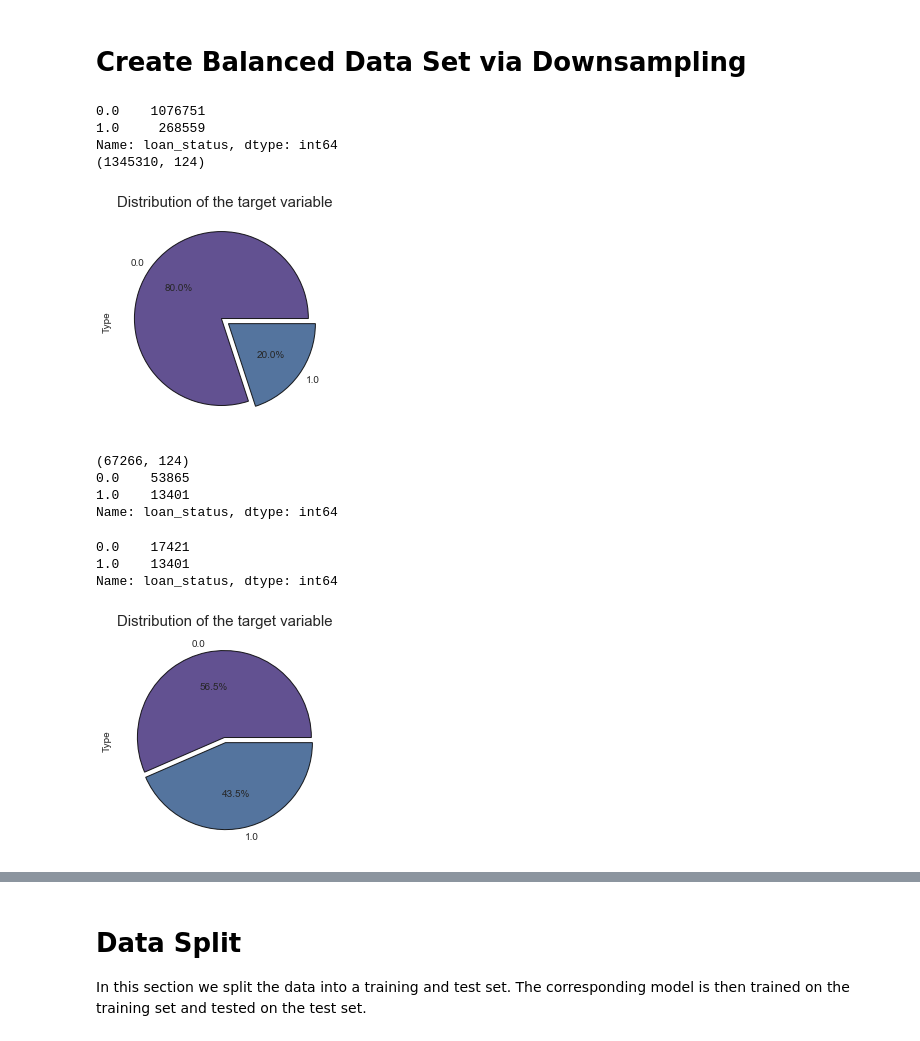
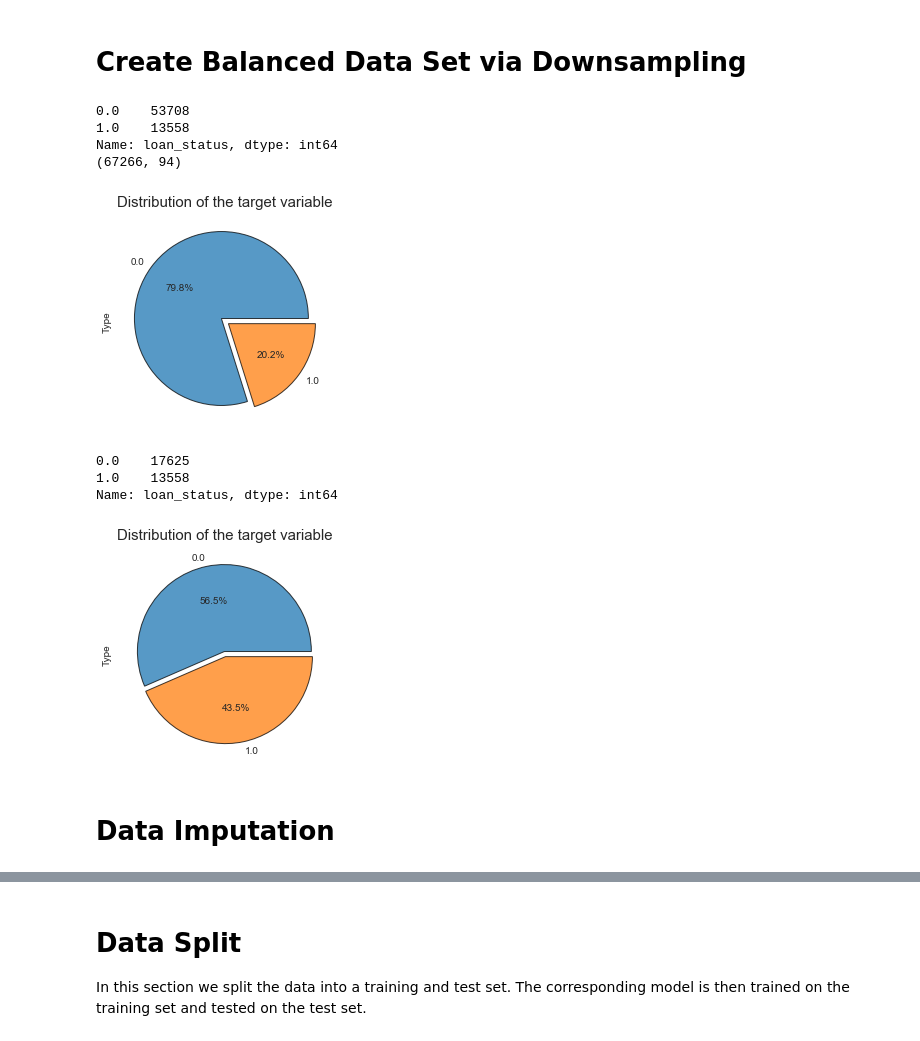
Before and after one commit to negralessio/advanced-ml-final-project, a Jupyter notebook: notebooks/predictions.ipynb, the cells around one changed output, grey strips where cells are left out. Cells and saved outputs as stored; diff of their text form; code cells hidden in the pictures.

Commit message:
Taking Subsample of Data, Categorical Data Handling, Overall better structure and refractoring + comments

```diff
--- a/notebooks/predictions.ipynb
+++ b/notebooks/predictions.ipynb
@@ -37,3 +39,5 @@ Shape of df: (1345310, 101)
+# %%
+df = df.sample(frac = 0.05)
 # %% [markdown]
 # Model Preprocessing: Encode Features from categorical to numerical
 # %%
@@ -41,9 +45,8 @@ Shape of df: (1345310, 101)
 print(df.dtypes.value_counts())
 # Get categorical columns names
 cat_columns = df.select_dtypes(include=['object']).columns.tolist()
-# change format
-for col in cat_columns:
-    df[col] = df[col].astype('category')
+# Preview
+print(cat_columns)
 # %% [output]
 float64    87
 object     13
@@ -51,0 +59,10 @@ dtype: int64
+# %%
+# Keep: disbursement_method, home_ownership, pymnt_plan
+CAT_COLS_TO_KEEP = ["disbursement_method", "home_ownership", "pymnt_plan"]
+CAT_COLS_TO_DROP = [col for col in cat_columns if col not in CAT_COLS_TO_KEEP]
+
+print(f"Categorical Columns to drop: {CAT_COLS_TO_DROP}\n")
+print(f"Shape of df before columns drop: {df.shape}")
+# Drop irrelevant categorical features
+df.drop(CAT_COLS_TO_DROP, axis=1, inplace=True)
+print(f"Shape of df after columns drop: {df.shape}")
@@ -62,7 +86,7 @@ dtype: int64
 # %%
 # Binary Encoding
 import category_encoders as ce
-encoder = ce.BinaryEncoder(cols=cat_columns)
+encoder = ce.BinaryEncoder(cols=CAT_COLS_TO_KEEP)
 df_binary = encoder.fit_transform(df)
 # check
 df_binary.dtypes.value_counts()
@@ -79,34 +124,23 @@ df_ohe = df_ohe.astype(float)
 # %%
 print(df_binary.loan_status.value_counts())
 print(df_binary.shape)
 
 plt.title("Distribution of the target variable", size=15)
 df_binary.groupby('loan_status').size().plot(kind='pie', y = "loan_status",
                                              label = "Type", autopct='%1.1f%%',
-                                             wedgeprops = {"edgecolor": "black", "alpha": 0.85},
+                                             wedgeprops = {"edgecolor": "black", "alpha": 0.75},
                                              explode = [0.05, 0.05])
 plt.show()
 # %% [output]
-0.0    1076751
-1.0     268559
+0.0    53708
+1.0    13558
 Name: loan_status, dtype: int64
-(1345310, 124)
+(67266, 94)
-[figure, old version]
+[figure, new version]
-# %%
-# Take only fraction of the data
-# TODO: DELETED THIS LATER, ONLY FOR LOCAL RUNNING
-df_binary_sample = df_binary.sample(frac = 0.05)
-print(df_binary_sample.shape)
-print(df_binary_sample.loan_status.value_counts())
-# %% [output]
-(67266, 124)
-0.0    53865
-1.0    13401
-Name: loan_status, dtype: int64
 # %%
 # Downsampling
-loan_status_0 = df_binary_sample[df_binary_sample["loan_status"] == 0.0]
-loan_status_1  = df_binary_sample[df_binary_sample["loan_status"] == 1.0]
+loan_status_0 = df_binary[df_binary["loan_status"] == 0.0]
+loan_status_1  = df_binary[df_binary["loan_status"] == 1.0]
 
 loan_status_0_downsample = resample(loan_status_0,
              replace=True,
@@ -120,14 +154,16 @@ print(df_binary_downsampled["loan_status"].value_counts())
 plt.title("Distribution of the target variable", size=15)
 df_binary_downsampled.groupby('loan_status').size().plot(kind='pie', y = "loan_status",
                                              label = "Type", autopct='%1.1f%%',
-                                             wedgeprops = {"edgecolor": "black", "alpha": 0.85},
+                                             wedgeprops = {"edgecolor": "black", "alpha": 0.75},
                                              explode = [0.03, 0.03])
 plt.show()
 # %% [output]
-0.0    17421
-1.0    13401
+0.0    17625
+1.0    13558
 Name: loan_status, dtype: int64
-[figure, old version]
+[figure, new version]
+# %% [markdown]
+# Data Imputation
 # %%
 # Fill NaNs with Median
 df_binary_downsampled = df_binary_downsampled.fillna(df_binary_downsampled.median())
```
Also changed, not shown: parts of 16 cells of this notebook.
